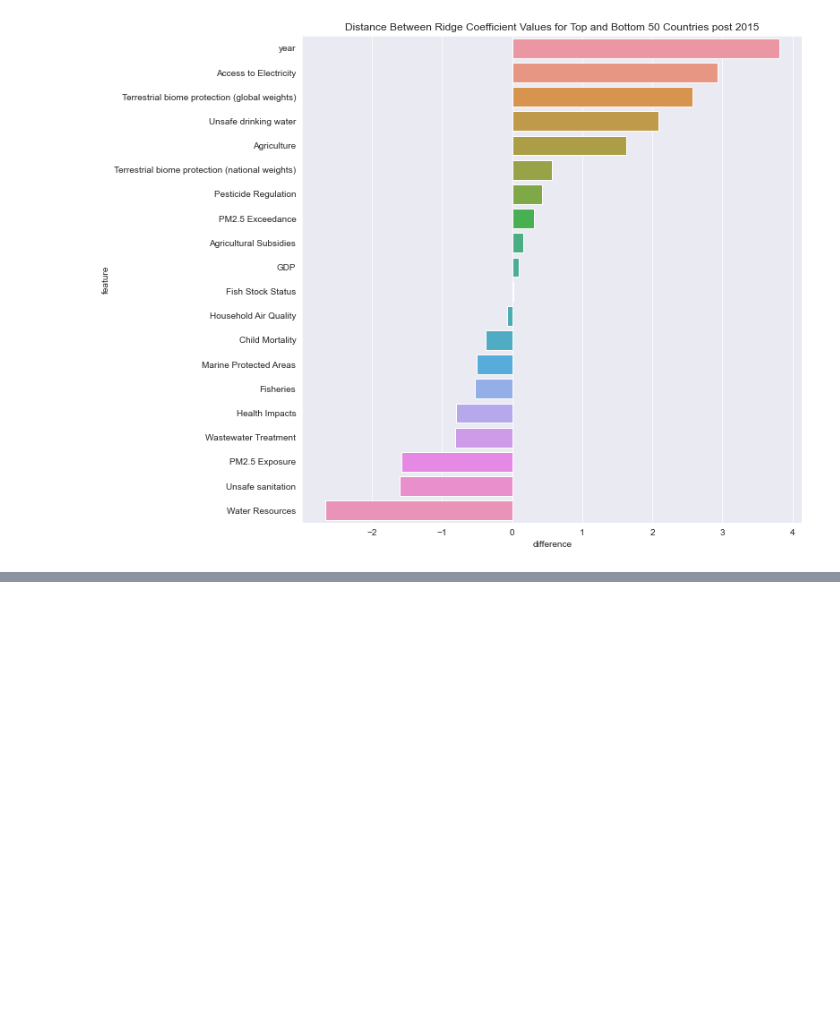
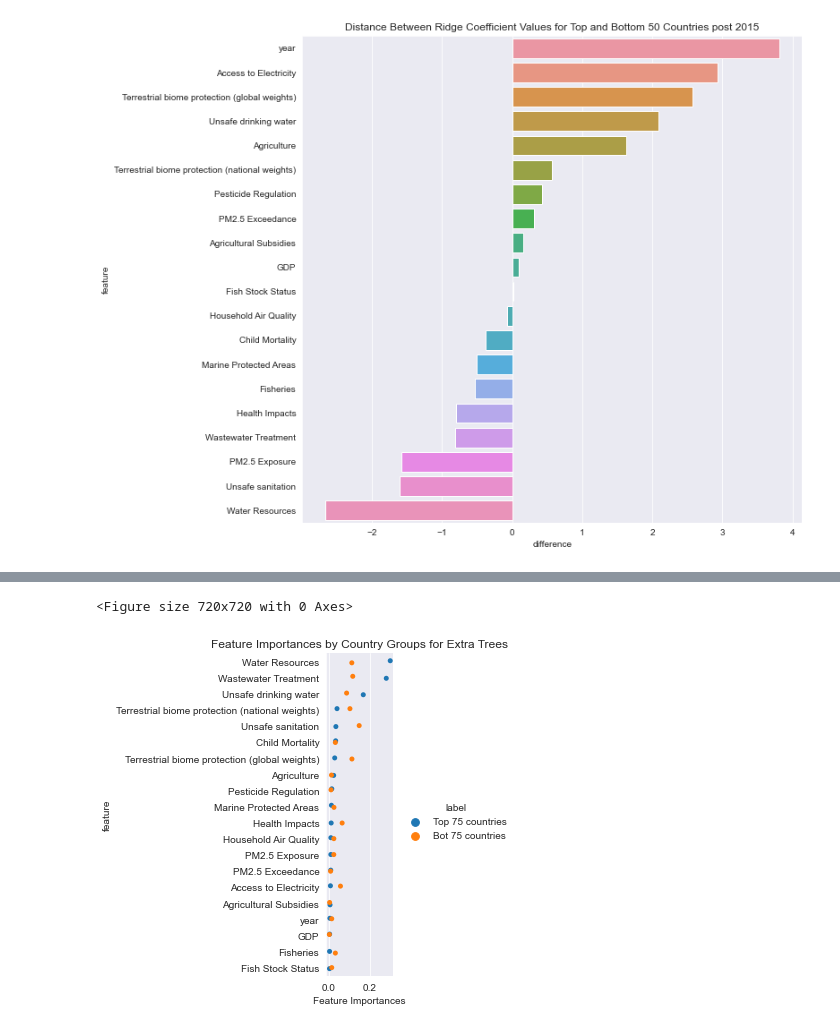
Before and after one commit to Avanyali/EPIDemographicModel, a Jupyter notebook: Step4b_Dan_ModelingByCountryGroups.ipynb, the cells around one changed output, grey strips where cells are left out. Saved outputs shown, nothing was run; the diff lists cells and outputs as text; code cells hidden in the pictures; blank space fills up the shorter version.

```diff
--- a/Step4b_Dan_ModelingByCountryGroups.ipynb
+++ b/Step4b_Dan_ModelingByCountryGroups.ipynb
@@ -806,0 +911,9 @@ plt.savefig('./images/CountryCoefCatplots/Coefs_top_and_bot_RidgeReg_diffs_post_
+# %%
+plt.figure(figsize=(10,10))
+sns.catplot(data=et_top_bot_75, x='coef', y='feature', hue='label', orient='h')
+plt.title('Feature Importances by Country Groups for Extra Trees')
+plt.xlabel('Feature Importances');
+plt.savefig('./images/CountryExtraTrees/Feature_Importance_Top_vs_bot_75', bbox_inches='tight')
+# %% [output]
+<Figure size 720x720 with 0 Axes>
+[figure, added]
```
Also changed, not shown: parts of 83 cells of this notebook, 55 other files.
